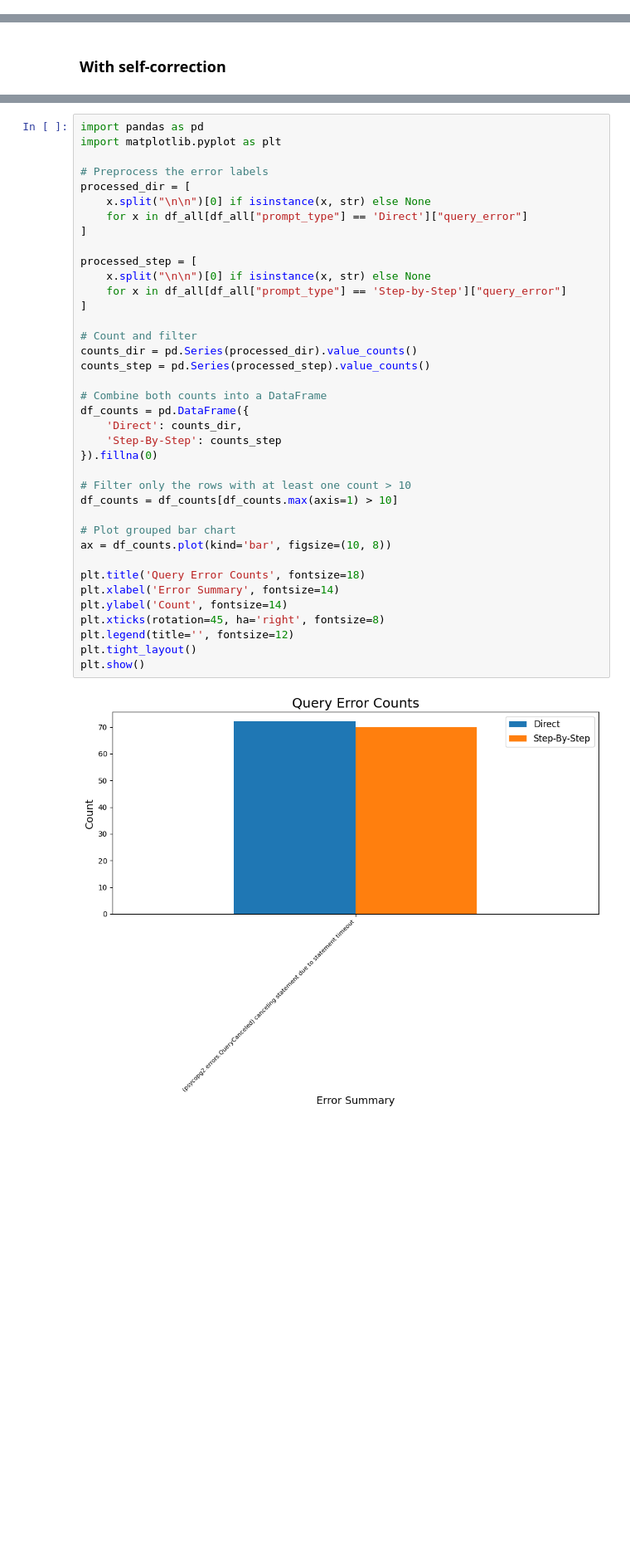
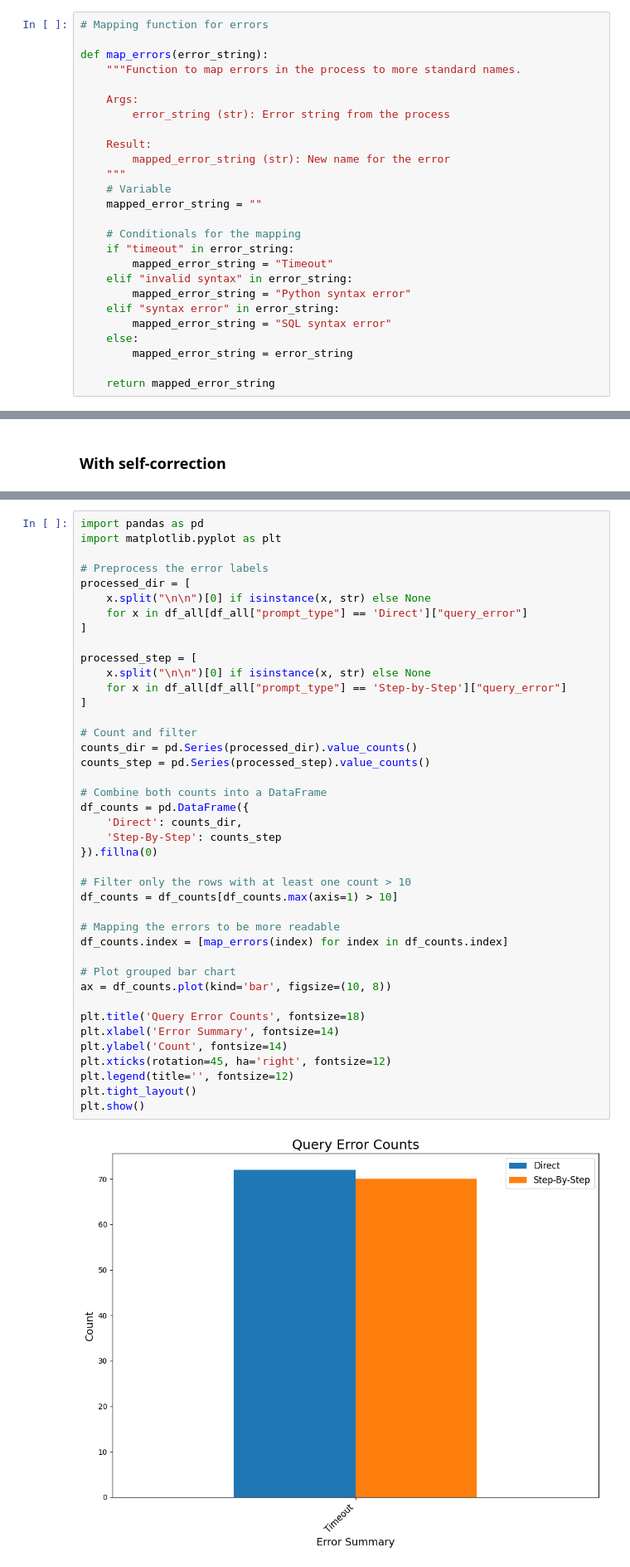
Before and after one commit to SimonSanfeliu/Tesis-Simon-Sanfeliu, a Jupyter notebook: Graphs_v2.ipynb, the cells around one changed output, grey strips where cells are left out. Shown at 83% size. Drawn from its saved outputs; the diff is of its cells as text; blank space fills up the shorter version.

Commit message:
⚡️ Added mapping for errors to better visualize them

```diff
--- a/Graphs_v2.ipynb
+++ b/Graphs_v2.ipynb
@@ -44,6 +44,32 @@ for req_id in df_test["req_id"].unique():
     mask = (metrics_direct_no_corr["query_id"] == req_id) & (metrics_direct_no_corr["query_run"] != 0)
     metrics_direct_no_corr.loc[mask, "gold_difficulty"] = df_test.loc[df_test.req_id == req_id, "difficulty"].item()
     #print(df_test.loc[df_test.req_id == req_id, "difficulty"].item())
+# %%
+# Mapping function for errors
+
+def map_errors(error_string):
+    """Function to map errors in the process to more standard names.
+
+    Args:
+        error_string (str): Error string from the process
+
+    Result:
+        mapped_error_string (str): New name for the error
+    """
+    # Variable
+    mapped_error_string = ""
+
+    # Conditionals for the mapping
+    if "timeout" in error_string:
+        mapped_error_string = "Timeout"
+    elif "invalid syntax" in error_string:
+        mapped_error_string = "Python syntax error"
+    elif "syntax error" in error_string:
+        mapped_error_string = "SQL syntax error"
+    else:
+        mapped_error_string = error_string
+
+    return mapped_error_string
 # %% [markdown]
 ## Obtaining execution metrics
 # %% [markdown]
@@ -572,32 +603,35 @@ processed_dir = [
 ]
 
 processed_step = [
     x.split("\n\n")[0] if isinstance(x, str) else None
     for x in df_all[df_all["prompt_type"] == 'Step-by-Step']["query_error"]
 ]
 
 # Count and filter
 counts_dir = pd.Series(processed_dir).value_counts()
 counts_step = pd.Series(processed_step).value_counts()
 
 # Combine both counts into a DataFrame
 df_counts = pd.DataFrame({
     'Direct': counts_dir,
     'Step-By-Step': counts_step
 }).fillna(0)
 
 # Filter only the rows with at least one count > 10
 df_counts = df_counts[df_counts.max(axis=1) > 10]
 
+# Mapping the errors to be more readable
+df_counts.index = [map_errors(index) for index in df_counts.index]
+
 # Plot grouped bar chart
 ax = df_counts.plot(kind='bar', figsize=(10, 8))
 
 plt.title('Query Error Counts', fontsize=18)
 plt.xlabel('Error Summary', fontsize=14)
 plt.ylabel('Count', fontsize=14)
-plt.xticks(rotation=45, ha='right', fontsize=8)
+plt.xticks(rotation=45, ha='right', fontsize=12)
 plt.legend(title='', fontsize=12)
 plt.tight_layout()
 plt.show()
 # %% [output]
-[figure, old version]
+[figure, new version]
```
Also changed, not shown: parts of 2 cells of this notebook.
